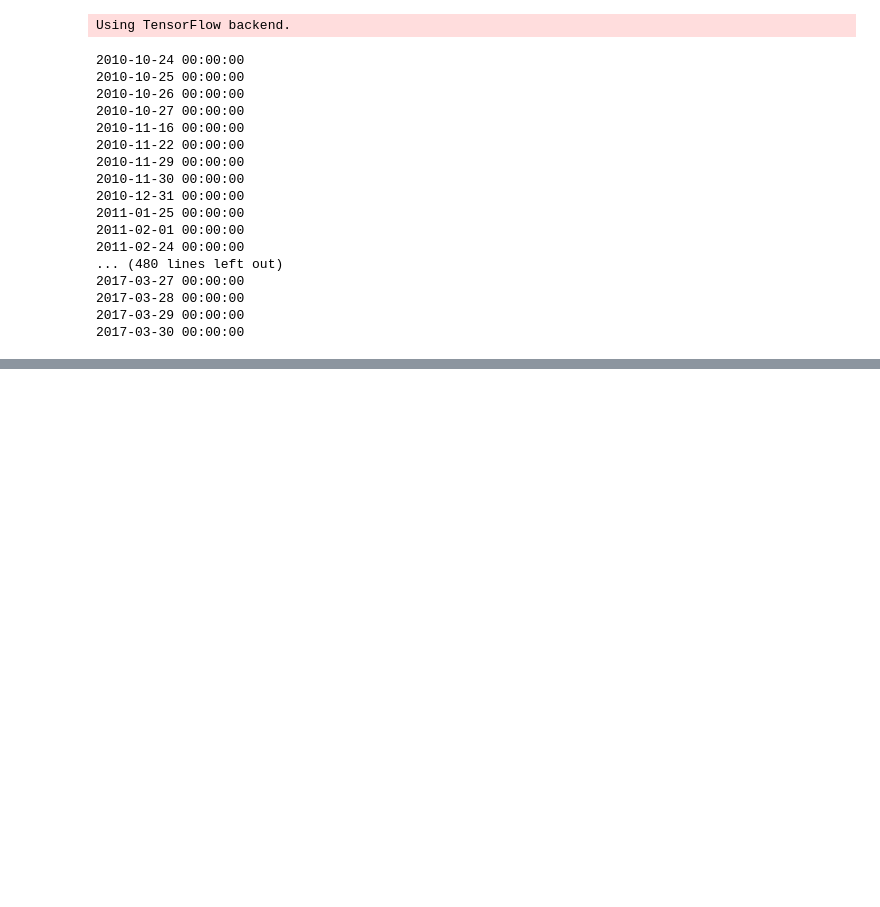
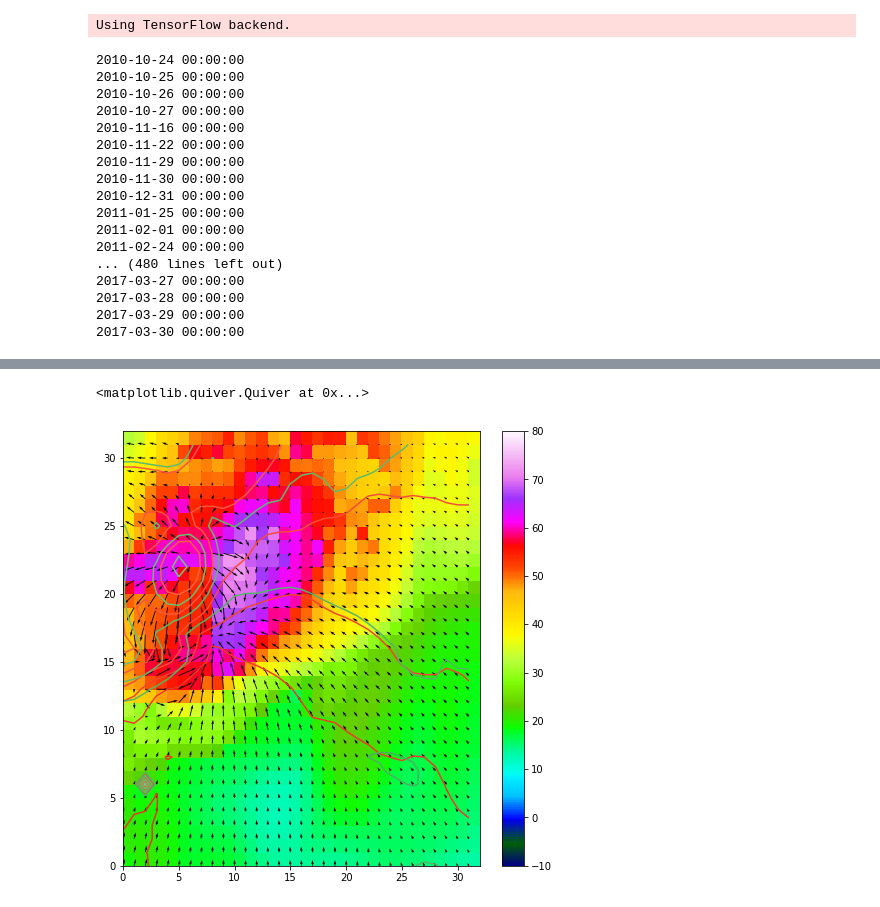
Before and after one commit to djgagne/swirlnet, a Jupyter notebook: notebooks/deep_swirl_tutorial.ipynb, the cells around one changed output, grey strips where cells are left out. Cells and saved outputs as stored; diff of their text form; code cells hidden in the pictures; blank space fills up the shorter version.

```diff
--- a/notebooks/deep_swirl_tutorial.ipynb
+++ b/notebooks/deep_swirl_tutorial.ipynb
@@ -60,0 +94,3 @@ all_in_data.shape
+# %%
+max_rot = all_out_data[:, :, :, 0].max(axis=-1).max(axis=-1)
+rot_labels = np.where(max_rot > 0.008, 1, 0)
@@ -60,0 +260,12 @@ all_in_data.shape
+# %%
+rot_ex = max_rot.argmax()
+plt.figure(figsize=(8, 8))
+plt.pcolormesh(all_in_data[rot_ex, :, :, 0], cmap="gist_ncar", vmin=-10, vmax=80)
+plt.colorbar()
+plt.contour(all_in_data[rot_ex, :, :, 1] - 273, np.arange(0, 40, 1), cmap="Reds", vmin=0, vmax=40)
+plt.contour(all_in_data[rot_ex, :, :, 2] - 273, np.arange(0, 40, 1), cmap="Greens", vmin=0, vmax=40)
+
+plt.quiver(all_in_data[rot_ex, :, :, 3], all_in_data[130982, :, :, 4])
+# %% [output]
+<matplotlib.quiver.Quiver at 0x...>
+[figure, added]
```
Also changed, not shown: parts of 25 cells of this notebook.
